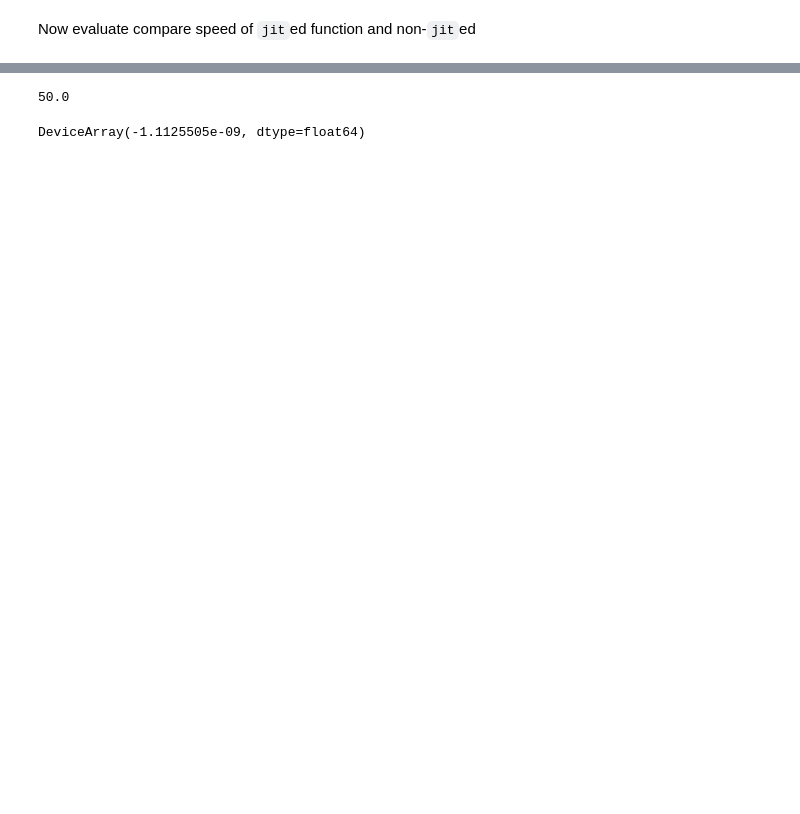
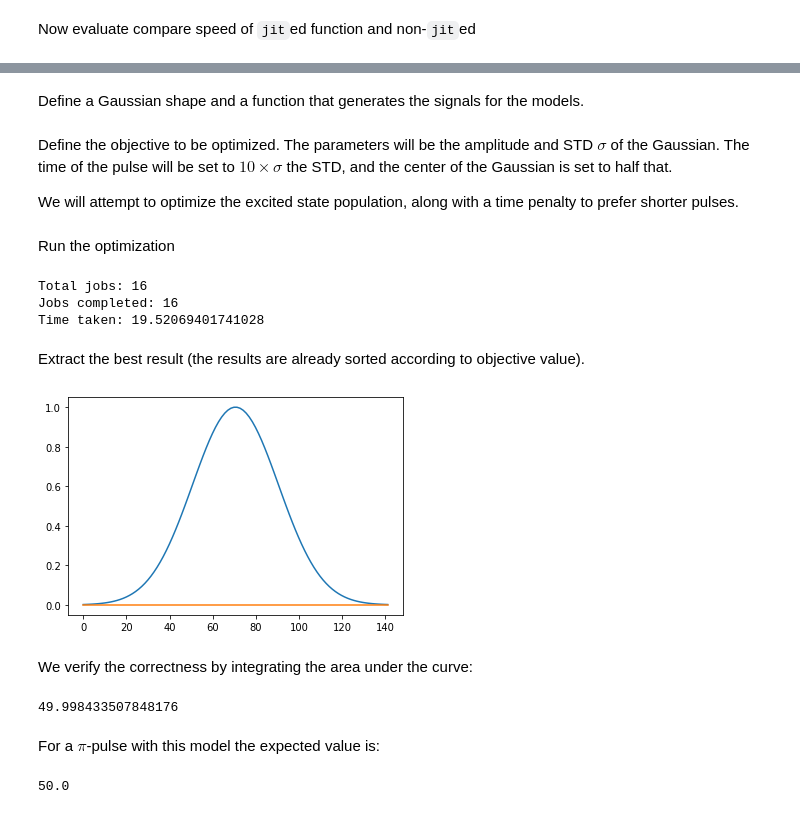
Before and after one commit to DanPuzzuoli/qiskit-aer, a Jupyter notebook: temp_notebooks/incorporating_jax.ipynb, the cells around one changed output, grey strips where cells are left out. Saved outputs shown, nothing was run; the diff lists cells and outputs as text; code cells hidden in the pictures; blank space fills up the shorter version.

```diff
--- a/temp_notebooks/incorporating_jax.ipynb
+++ b/temp_notebooks/incorporating_jax.ipynb
@@ -289,0 +311,2 @@ quad(signals[1].envelope, 0., T)
+# %% [markdown]
+Define a Gaussian shape and a function that generates the signals for the models.
@@ -290,8 +321,69 @@ quad(signals[1].envelope, 0., T)
+# %% [markdown]
+Define the objective to be optimized. The parameters will be the amplitude and STD $\sigma$ of the Gaussian. The time of the pulse will be set to $10 \times \sigma$ the STD, and the center of the Gaussian is set to half that.
+
+We will attempt to optimize the excited state population, along with a time penalty to prefer shorter pulses.
+# %%
+# constraints
+amp_max = 1.
+sigma_max = 30.
+
+def obj(params):
+    # relate input parameters to their constrained values
+    amp = diffeo(params[0], [-amp_max, amp_max])
+    sigma = diffeo(params[1], [0., sigma_max])
+
+    # set length of integration
+    T = 10 * sigma
+
+    # set up the generator
+    gen_copy = generator.copy()
+    gen_copy.signals = signal_generator(amp, sigma, T)
+
+    # define and solve the problem, here we use the RWA
+    de_problem = BMDE_Problem(generator=gen_copy,
+                      y0=np.array([1., 0.], dtype=complex),
+                      t0=0.)
+    options = DE_Options(atol=1e-8, rtol=1e-8)
+    solver = BMDE_Solver(de_problem, options=options)
+    solver.integrate(T)
+
+    # return two pieces: 1-excited state population (it is a minimization)
+    # and a term with the final time
+    # we keep the final time coefficient small as we want to minimize it but value a higher fidelity
+    # operation
+    return (1 - np.abs(solver.y[1])**2) + 1e-6 * T
+# %% [markdown]
+Run the optimization
+# %%
+opt_shape = (2,) # the shape of the parameter space to optimize over
+results = find_pulse_bfgs_parallel(obj, opt_shape, shots=16, n_jobs=8)
+# %% [output]
+Total jobs: 16
+Jobs completed: 16
+Time taken: 19.52069401741028
+# %% [markdown]
+Extract the best result (the results are already sorted according to objective value).
+# %%
+best_params = results[0].x
+amp = diffeo(best_params[0], [-amp_max, amp_max])
+sigma = diffeo(best_params[1], [0, sigma_max])
+T = 10 * sigma
+
+signals = signal_generator(amp, sigma, T)
+
+signals[1].plot_envelope(0, T, 100)
+# %% [output]
+[figure, added]
+# %% [markdown]
+We verify the correctness by integrating the area under the curve:
+# %%
+from scipy.integrate import quad
+quad(signals[1].envelope, 0., T)[0]
+# %% [output]
+49.998433507848176
+# %% [markdown]
+For a $\pi$-pulse with this model the expected value is:
 # %%
 1/r
 # %% [output]
 50.0
-# %%
-obj(test[0].x) - 1e-6 * T
-# %% [output]
-DeviceArray(-1.1125505e-09, dtype=float64)
```
Also changed, not shown: parts of 69 cells of this notebook.
